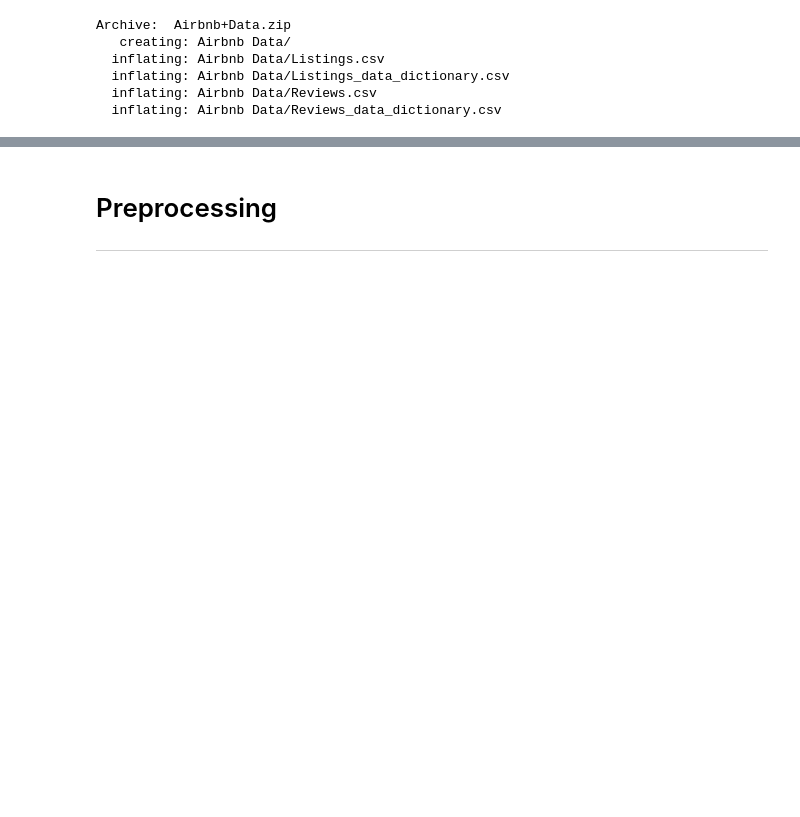
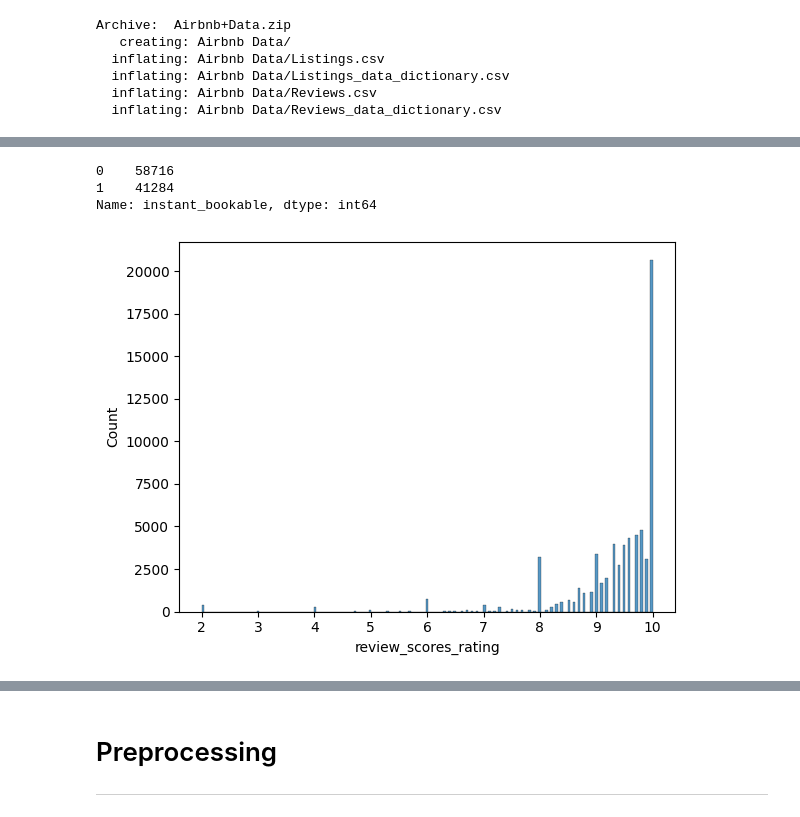
Before and after one commit to setu-shah/Airbnb-ML-Project, a Jupyter notebook: Setu - Deliverable Draft.ipynb, the cells around one changed output, grey strips where cells are left out. Cells and saved outputs as stored; diff of their text form; code cells hidden in the pictures; blank space fills up the shorter version.

```diff
--- a/Setu - Deliverable Draft.ipynb
+++ b/Setu - Deliverable Draft.ipynb
@@ -87,29 +99,29 @@ memory usage: 70.4+ MB
 # %%
 # Converting to datetime
 
-listings.host_since = pd.to_datetime(listings.host_since)
+listings_sample.host_since = pd.to_datetime(listings.host_since)
 # %%
 # Converting to out-of-10 scale
 
-listings.review_scores_rating = listings.review_scores_rating / 10
+listings_sample.review_scores_rating = listings.review_scores_rating / 10
 # %%
 # Converting prices to USD
 
-cities = listings['city'].unique()
+cities = listings_sample['city'].unique()
 exchange_rates = [1.0808, 1, 0.028388, 0.20328, 0.65462, 0.039480, 1.0808, 0.12777, 0.0493, 0.053215] # update these numbers before fitting models
 currency_map = dict(zip(cities, exchange_rates))
 
-listings['usd_price'] = listings.apply(lambda row: row['price'] * currency_map[row['city']], axis=1) # create new column
-listings.drop('price', axis = 1, inplace = True) # drop original column
+listings_sample['usd_price'] = listings_sample.apply(lambda row: row['price'] * currency_map[row['city']], axis=1) # create new column
+listings_sample.drop('price', axis = 1, inplace = True) # drop original column
 # %%
 # Converting to numerical category
 
 # Potentially problematic -> Converting NULL values to zero
 
-listings.host_is_superhost = listings.host_is_superhost.apply(lambda x: 1 if x == 't' else 0)
-listings.host_has_profile_pic = listings.host_has_profile_pic.apply(lambda x: 1 if x == 't' else 0)
-listings.host_identity_verified = listings.host_identity_verified.apply(lambda x: 1 if x == 't' else 0)
-listings.instant_bookable = listings.instant_bookable.apply(lambda x: 1 if x == 't' else 0)
+listings_sample.host_is_superhost = listings_sample.host_is_superhost.apply(lambda x: 1 if x == 't' else 0)
+listings_sample.host_has_profile_pic = listings_sample.host_has_profile_pic.apply(lambda x: 1 if x == 't' else 0)
+listings_sample.host_identity_verified = listings_sample.host_identity_verified.apply(lambda x: 1 if x == 't' else 0)
+listings_sample.instant_bookable = listings_sample.instant_bookable.apply(lambda x: 1 if x == 't' else 0)
 # %%
 # We can or should drop listing_id, host_id, property, neighbourhood
 
@@ -122,0 +155,10 @@ listings.instant_bookable = listings.instant_bookable.apply(lambda x: 1 if x ==
+# %%
+listings_sample.instant_bookable.value_counts()
+# %% [output]
+0    58716
+1    41284
+Name: instant_bookable, dtype: int64
+# %%
+sns.histplot(listings_sample, x = 'review_scores_rating');
+# %% [output]
+[figure, added]
```
Also changed, not shown: parts of 21 cells of this notebook.
